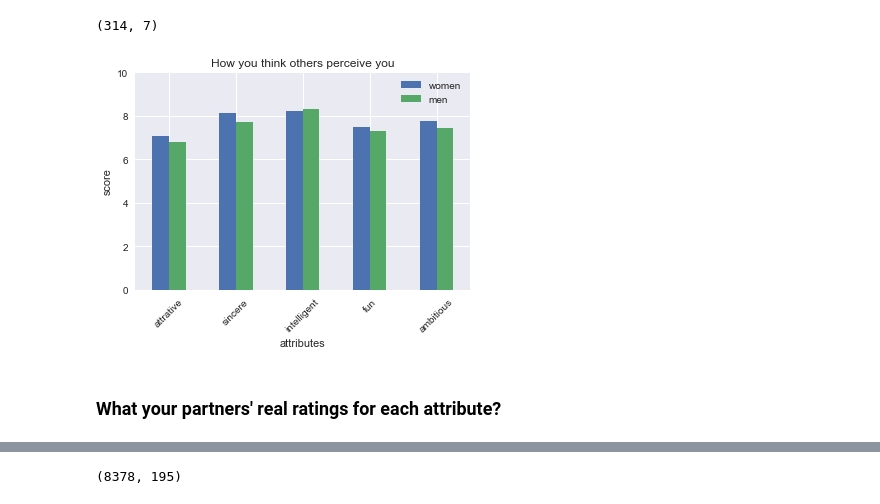
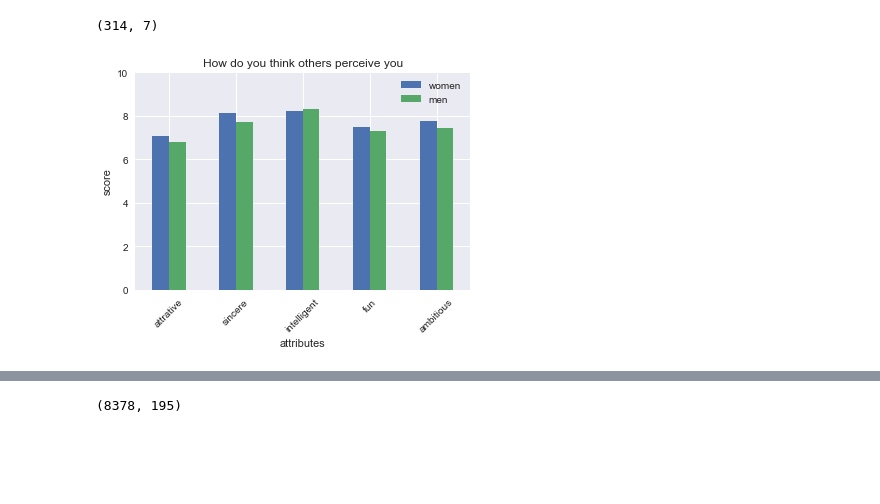
Before and after one commit to maodunzhe/springboardDS, a Jupyter notebook: speed-dating-experiment/speed dating.ipynb, the cells around one changed output, grey strips where cells are left out. Saved outputs shown, nothing was run; the diff lists cells and outputs as text; code cells hidden in the pictures; blank space fills up the shorter version.

```diff
--- a/speed-dating-experiment/speed dating.ipynb
+++ b/speed-dating-experiment/speed dating.ipynb
@@ -382,12 +403,10 @@ dating_others.shape
 # %% [output]
 (314, 7)
 # %%
-dating_others.groupby('gender')['attr5_1', 'sinc5_1', 'intel5_1', 'fun5_1', 'amb5_1'].mean().T.plot(kind = 'bar', ylim = [0, 10], title = 'How you think others perceive you')
+dating_others.groupby('gender')['attr5_1', 'sinc5_1', 'intel5_1', 'fun5_1', 'amb5_1'].mean().T.plot(kind = 'bar', ylim = [0, 10], title = 'How do you think others perceive you')
 plt.xlabel('attributes')
 plt.ylabel('score')
 plt.legend(['women', 'men'])
 _ = plt.xticks(np.arange(5), ('attrative', 'sincere', 'intelligent', 'fun', 'ambitious'), rotation = 45 )
 # %% [output]
-[figure, old version]
+[figure, new version]
-# %% [markdown]
-### What your partners' real ratings for each attribute?
```
Also changed, not shown: parts of 31 cells of this notebook.
